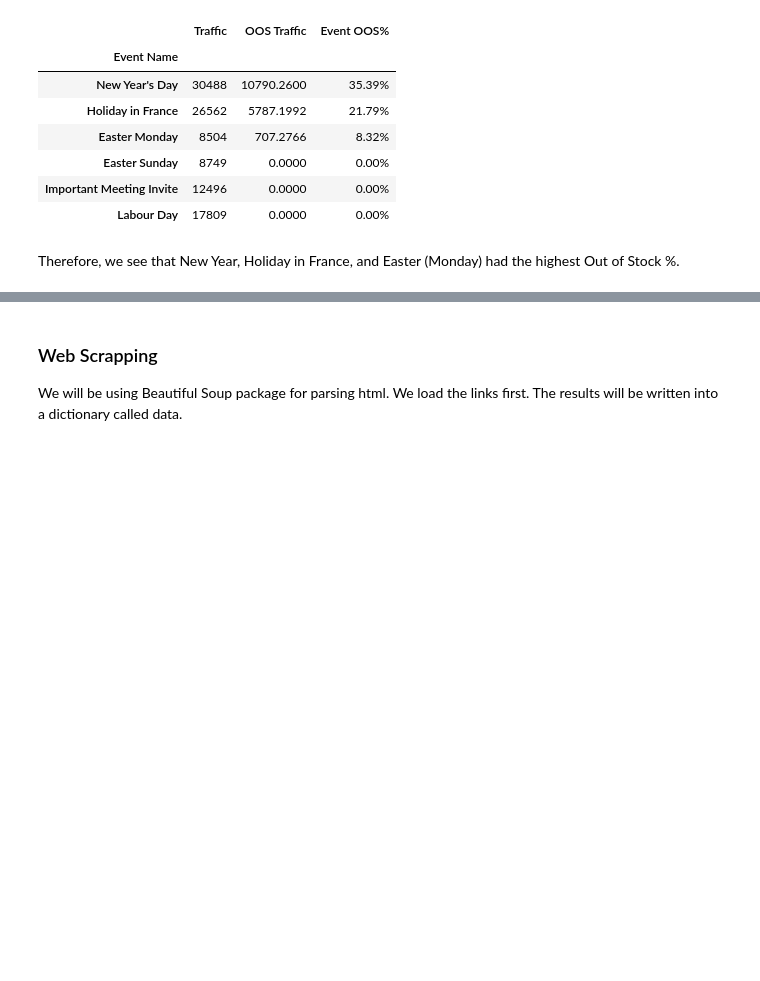
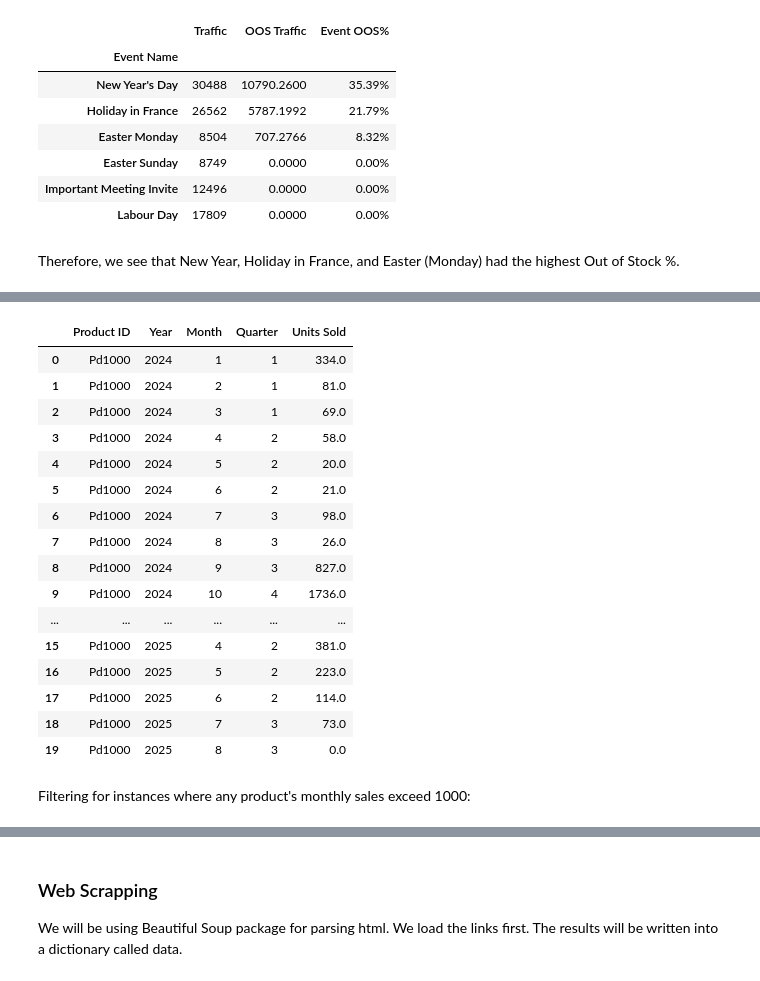
Before and after one commit to kseniyapiven/eCom, a Jupyter notebook: notebooks/analysis.ipynb, the cells around one changed output, grey strips where cells are left out. Saved outputs shown, nothing was run; the diff lists cells and outputs as text; code cells hidden in the pictures; blank space fills up the shorter version.

```diff
--- a/notebooks/analysis.ipynb
+++ b/notebooks/analysis.ipynb
@@ -717,0 +751,22 @@ Therefore, we see that New Year, Holiday in France, and Easter (Monday) had the
+# %%
+monthly_sales.head(20)
+# %% [output]
+|  | Product ID | Year | Month | Quarter | Units Sold |
+| 0 | Pd1000 | 2024 | 1 | 1 | 334.0 |
+| 1 | Pd1000 | 2024 | 2 | 1 | 81.0 |
+| 2 | Pd1000 | 2024 | 3 | 1 | 69.0 |
+| 3 | Pd1000 | 2024 | 4 | 2 | 58.0 |
+| 4 | Pd1000 | 2024 | 5 | 2 | 20.0 |
+| 5 | Pd1000 | 2024 | 6 | 2 | 21.0 |
+| 6 | Pd1000 | 2024 | 7 | 3 | 98.0 |
+| 7 | Pd1000 | 2024 | 8 | 3 | 26.0 |
+| 8 | Pd1000 | 2024 | 9 | 3 | 827.0 |
+| 9 | Pd1000 | 2024 | 10 | 4 | 1736.0 |
+| ... | ... | ... | ... | ... | ... |
+| 15 | Pd1000 | 2025 | 4 | 2 | 381.0 |
+| 16 | Pd1000 | 2025 | 5 | 2 | 223.0 |
+| 17 | Pd1000 | 2025 | 6 | 2 | 114.0 |
+| 18 | Pd1000 | 2025 | 7 | 3 | 73.0 |
+| 19 | Pd1000 | 2025 | 8 | 3 | 0.0 |
+# %% [markdown]
+Filtering for instances where any product's monthly sales exceed 1000:
```
Also changed, not shown: parts of 13 cells of this notebook.
